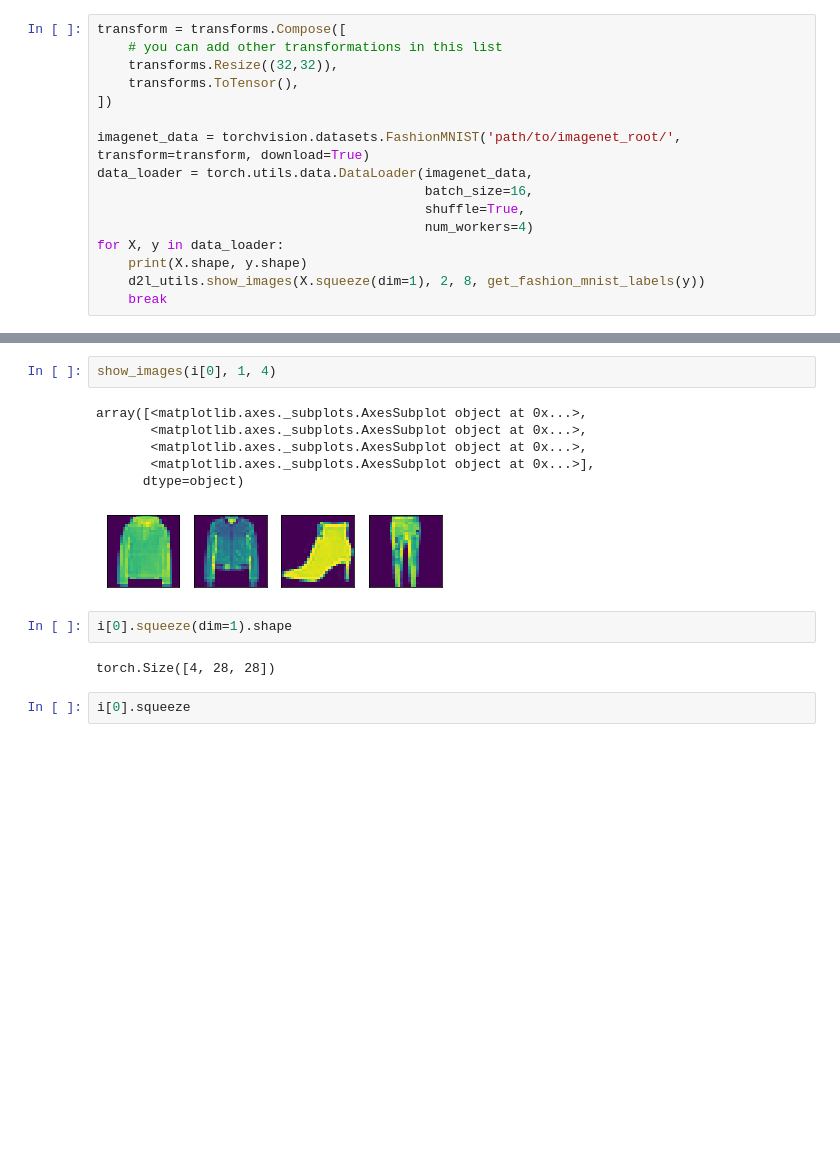
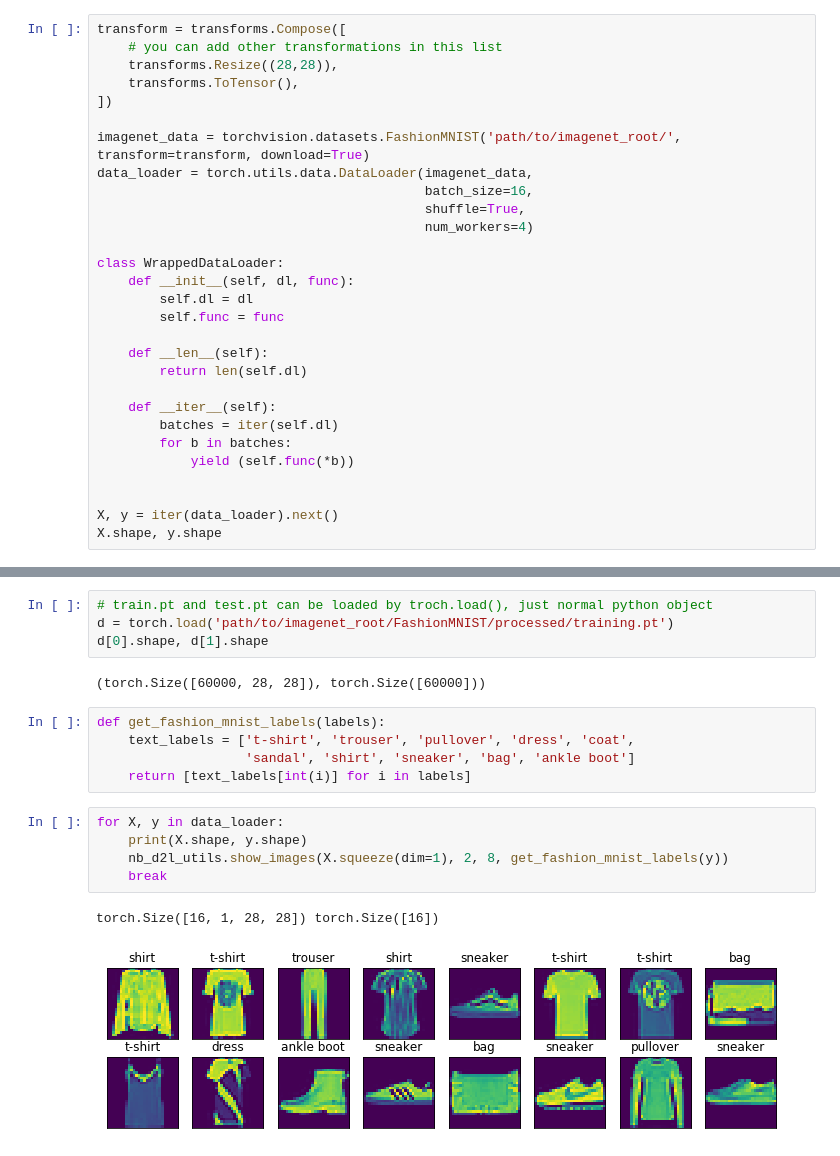
Before and after one commit to Ringares/D2L, a Jupyter notebook: [LinearNN] Softmax Regression.ipynb, the cells around one changed output, grey strips where cells are left out. Cells and saved outputs as stored; diff of their text form; blank space fills up the shorter version.

```diff
--- a/[LinearNN] Softmax Regression.ipynb
+++ b/[LinearNN] Softmax Regression.ipynb
@@ -19,7 +19,7 @@ torch.__version__               # PyTorch version
 # %%
 transform = transforms.Compose([
     # you can add other transformations in this list
-    transforms.Resize((32,32)),
+    transforms.Resize((28,28)),
     transforms.ToTensor(),
 ])
 
@@ -28,8 +28,21 @@ data_loader = torch.utils.data.DataLoader(imagenet_data,
                                           batch_size=16,
                                           shuffle=True,
                                           num_workers=4)
-for X, y in data_loader:
-    print(X.shape, y.shape)
-    d2l_utils.show_images(X.squeeze(dim=1), 2, 8, get_fashion_mnist_labels(y))
-    break
+
+class WrappedDataLoader:
+    def __init__(self, dl, func):
+        self.dl = dl
+        self.func = func
+
+    def __len__(self):
+        return len(self.dl)
+
+    def __iter__(self):
+        batches = iter(self.dl)
+        for b in batches:
+            yield (self.func(*b))
+
+
+X, y = iter(data_loader).next()
+X.shape, y.shape
 # %% [output]
@@ -58,15 +50,19 @@ def get_fashion_mnist_labels(labels):
-# %%
-show_images(i[0], 1, 4)
-# %% [output]
-array([<matplotlib.axes._subplots.AxesSubplot object at 0x...>,
-       <matplotlib.axes._subplots.AxesSubplot object at 0x...>,
-       <matplotlib.axes._subplots.AxesSubplot object at 0x...>,
-       <matplotlib.axes._subplots.AxesSubplot object at 0x...>],
-      dtype=object)
-[figure, removed]
-# %%
-i[0].squeeze(dim=1).shape
-# %% [output]
-torch.Size([4, 28, 28])
-# %%
-i[0].squeeze
+# %%
+# train.pt and test.pt can be loaded by troch.load(), just normal python object
+d = torch.load('path/to/imagenet_root/FashionMNIST/processed/training.pt')
+d[0].shape, d[1].shape
+# %% [output]
+(torch.Size([60000, 28, 28]), torch.Size([60000]))
+# %%
+def get_fashion_mnist_labels(labels):
+    text_labels = ['t-shirt', 'trouser', 'pullover', 'dress', 'coat',
+                   'sandal', 'shirt', 'sneaker', 'bag', 'ankle boot']
+    return [text_labels[int(i)] for i in labels]
+# %%
+for X, y in data_loader:
+    print(X.shape, y.shape)
+    nb_d2l_utils.show_images(X.squeeze(dim=1), 2, 8, get_fashion_mnist_labels(y))
+    break
+# %% [output]
+torch.Size([16, 1, 28, 28]) torch.Size([16])
+[figure, added]
```
Also changed, not shown: parts of 9 cells of this notebook, 8 other files.
